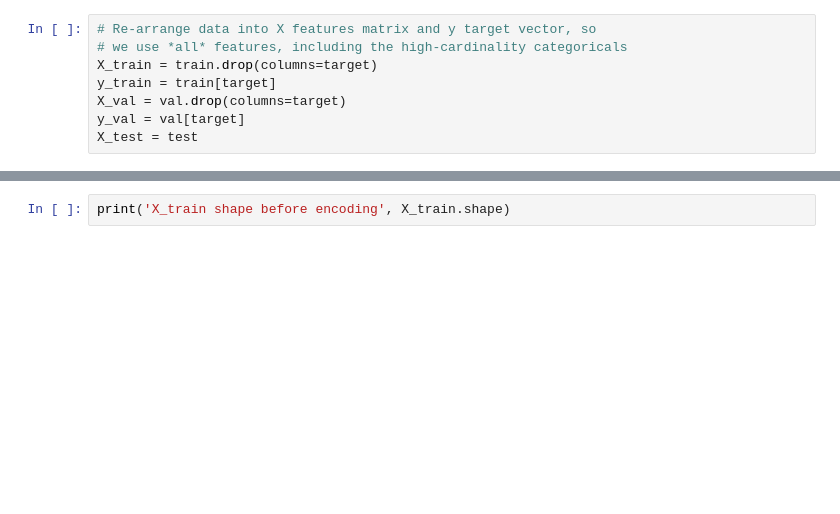
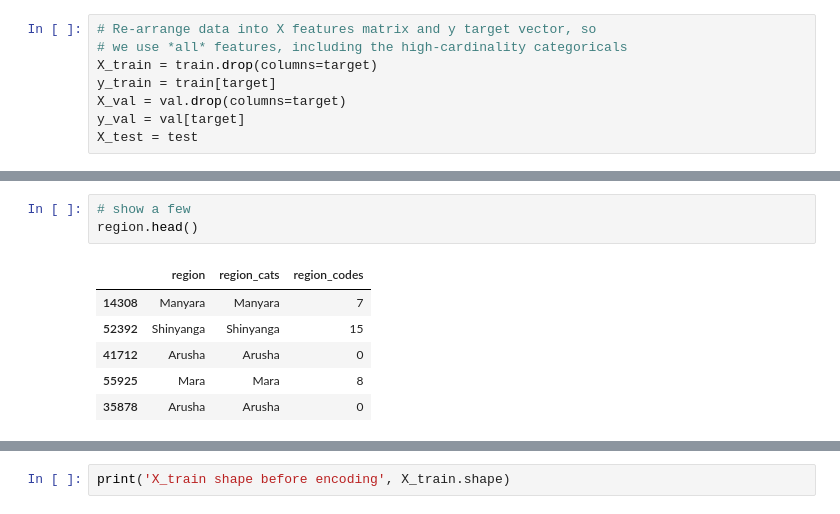
Before and after one commit to austinlasseter/DS-Unit-2-Kaggle-Challenge, a Jupyter notebook: module2-random-forests/222_responses.ipynb, the cells around one changed output, grey strips where cells are left out. Cells and saved outputs as stored; diff of their text form; blank space fills up the shorter version.

```diff
--- a/module2-random-forests/222_responses.ipynb
+++ b/module2-random-forests/222_responses.ipynb
@@ -231,0 +254,10 @@ X_test = test
+# %%
+# show a few
+region.head()
+# %% [output]
+|  | region | region_cats | region_codes |
+| 14308 | Manyara | Manyara | 7 |
+| 52392 | Shinyanga | Shinyanga | 15 |
+| 41712 | Arusha | Arusha | 0 |
+| 55925 | Mara | Mara | 8 |
+| 35878 | Arusha | Arusha | 0 |
```
Also changed, not shown: parts of 8 cells of this notebook.
